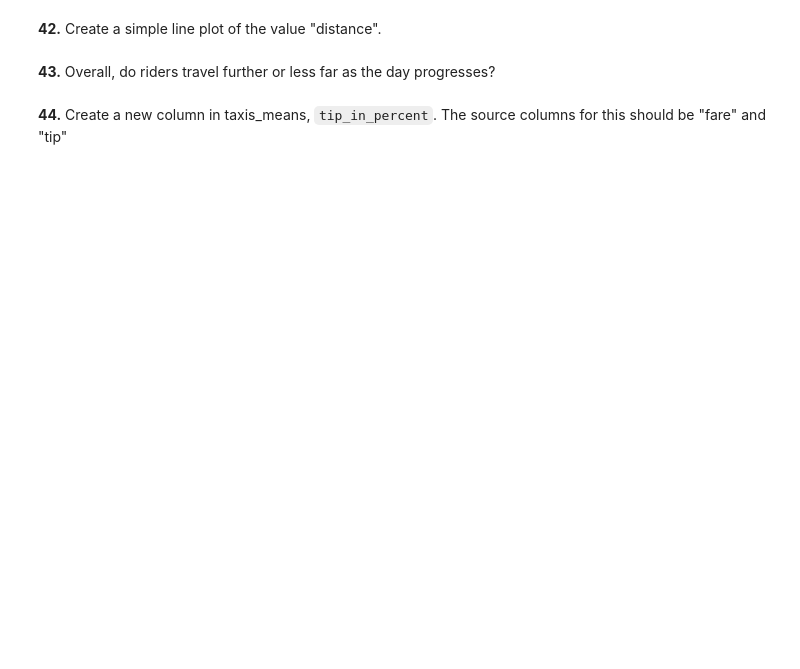
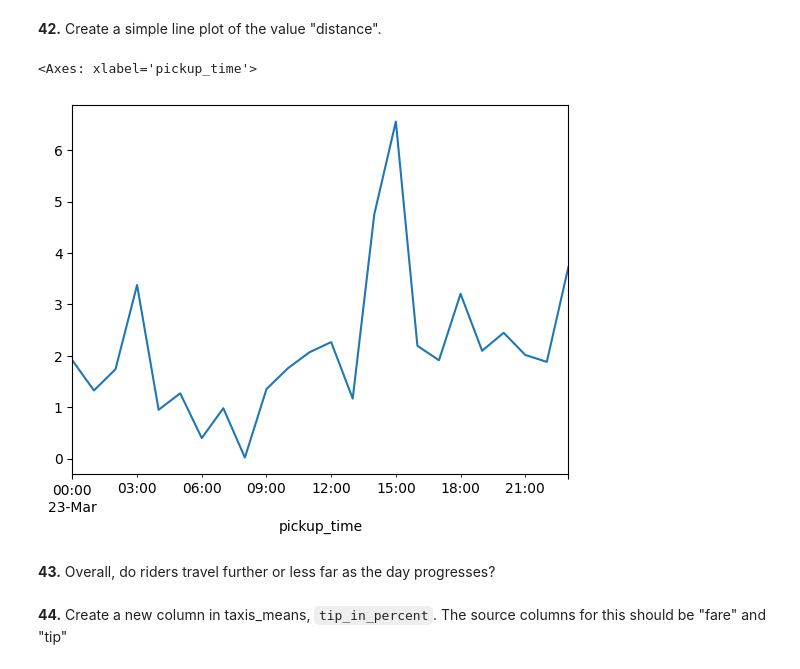
Before and after one commit to saqib-rgb/Basketball-Scoring-App, a Jupyter notebook: booksource/exercises/PandasExercises.ipynb, the cells around one changed output. Cells and saved outputs as stored; diff of their text form; code cells hidden in the pictures; blank space fills up the shorter version.

```diff
--- a/booksource/exercises/PandasExercises.ipynb
+++ b/booksource/exercises/PandasExercises.ipynb
@@ -129,4 +395,9 @@ Yes, because a row series should have the columns as the index (See below):
 # %% [markdown]
 **39.** The 'pickup' column contains the date and time the customer picked up, but it's a string.  Add a column to the DataFrame, 'pickup_time', containing the value in 'pickup' as a DateTime.
+# %%
+taxis["pickup_time"] = pd.to_datetime(taxis['pickup'])
 # %% [markdown]
 **40.** We have a hypothesis that as the day goes on, the tips get higher.  We'll need to wrangle the data a bit before testing this, however.  First, now that we have a datetime column, pickup_time, create a subset of it to create a new DataFrame, taxis_one_day. This new DataFrame should have values between '2019-03-23 00:06:00' (inclusive) and '2019-03-24 00:00:00' (exlusive).
+# %%
+taxis_one_day = taxis[(taxis['pickup_time'] >= '2019-03-23 00:06:00') & (taxis['pickup_time'] < '2019-03-24 00:00:00')]
+taxis_one_day.head()
@@ -133,2 +411,5 @@ Yes, because a row series should have the columns as the index (See below):
 # %% [markdown]
 **41.** We now have a range from morning until midnight, but we to take the mean of the numeric columns, grouped at one hour intervals.  Save the result as df_means, and display it.
+# %%
+numeric_df = taxis_one_day.select_dtypes(include=[np.number, 'datetime'])
+numeric_df.head()
@@ -134,0 +423,8 @@ Yes, because a row series should have the columns as the index (See below):
+# %%
+# Identify the numerical columns you want to average
+
+df_means = (
+    numeric_df.groupby(pd.Grouper(key='pickup_time', freq='1h')).mean()
+)
+
+print(df_means.head())
@@ -135,5 +449,10 @@ Yes, because a row series should have the columns as the index (See below):
 # %% [markdown]
 **42.** Create a simple line plot of the value "distance".
+# %%
+df_means['distance'].plot()
+# %% [output]
+<Axes: xlabel='pickup_time'>
+[figure, added]
 # %% [markdown]
 **43.** Overall, do riders travel further or less far as the day progresses?
 # %% [markdown]
```
Also changed, not shown: parts of 36 cells of this notebook.
